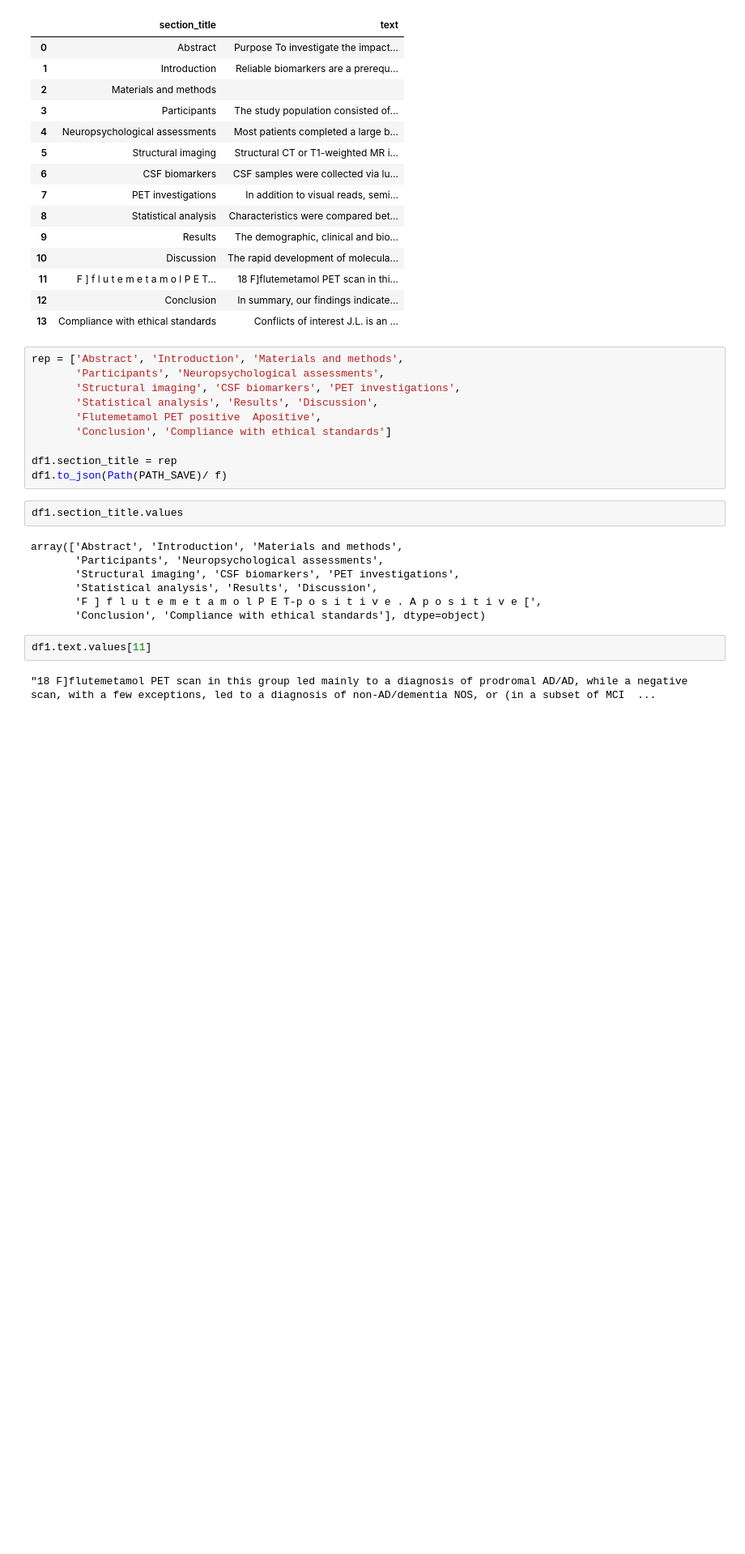
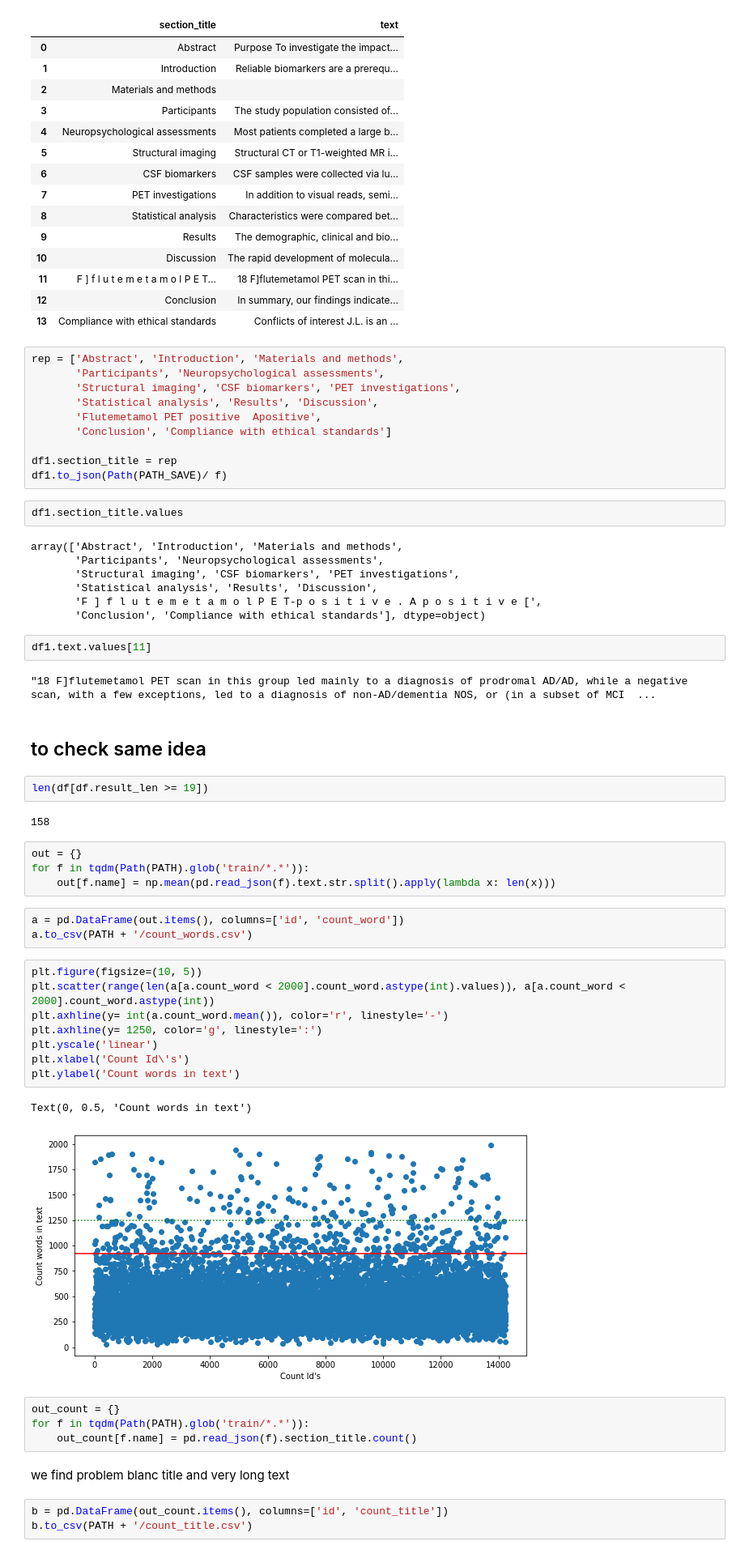
Before and after one commit to beifa/Coleridge_Initiative, a Jupyter notebook: notebook/handles_fix_error.ipynb, the cells around one changed output. Shown at 81% size. Drawn from its saved outputs; the diff is of its cells as text; blank space fills up the shorter version.

Commit message:
ends fix data, check new idea

```diff
--- a/notebook/handles_fix_error.ipynb
+++ b/notebook/handles_fix_error.ipynb
@@ -4334,3 +4366,36 @@ array(['Abstract', 'Introduction', 'Materials and methods',
 df1.text.values[11]
 # %% [output]
 "18 F]flutemetamol PET scan in this group led mainly to a diagnosis of prodromal AD/AD, while a negative scan, with a few exceptions, led to a diagnosis of non-AD/dementia NOS, or (in a subset of MCI  ...
+# %% [markdown]
+## to check same idea
+# %%
+len(df[df.result_len >= 19])
+# %% [output]
+158
+# %%
+out = {}
+for f in tqdm(Path(PATH).glob('train/*.*')):
+    out[f.name] = np.mean(pd.read_json(f).text.str.split().apply(lambda x: len(x)))
+# %%
+a = pd.DataFrame(out.items(), columns=['id', 'count_word'])
+a.to_csv(PATH + '/count_words.csv')
+# %%
+plt.figure(figsize=(10, 5))
+plt.scatter(range(len(a[a.count_word < 2000].count_word.astype(int).values)), a[a.count_word < 2000].count_word.astype(int))
+plt.axhline(y= int(a.count_word.mean()), color='r', linestyle='-')
+plt.axhline(y= 1250, color='g', linestyle=':')
+plt.yscale('linear')
+plt.xlabel('Count Id\'s')
+plt.ylabel('Count words in text')
+# %% [output]
+Text(0, 0.5, 'Count words in text')
+[figure, added]
+# %%
+out_count = {}
+for f in tqdm(Path(PATH).glob('train/*.*')):
+    out_count[f.name] = pd.read_json(f).section_title.count()
+# %% [markdown]
+we find problem blanc title and very long text
+# %%
+b = pd.DataFrame(out_count.items(), columns=['id', 'count_title'])
+b.to_csv(PATH + '/count_title.csv')
```
Also changed, not shown: parts of 11 cells of this notebook.
